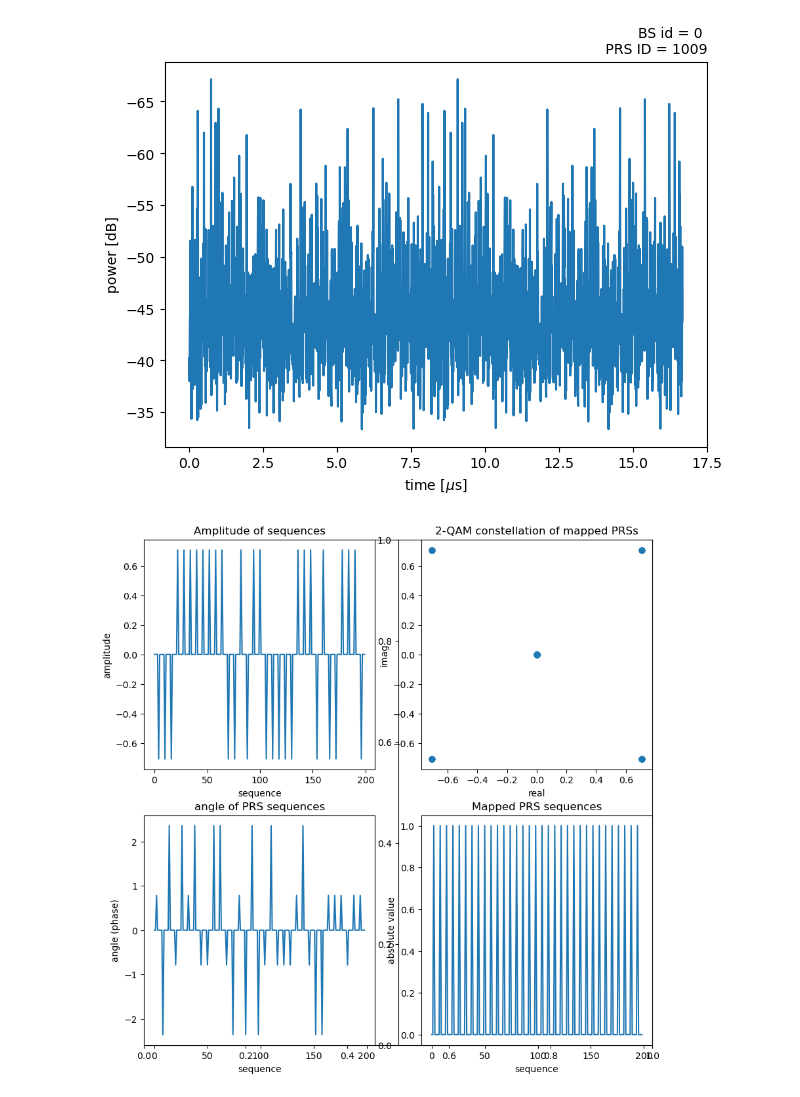
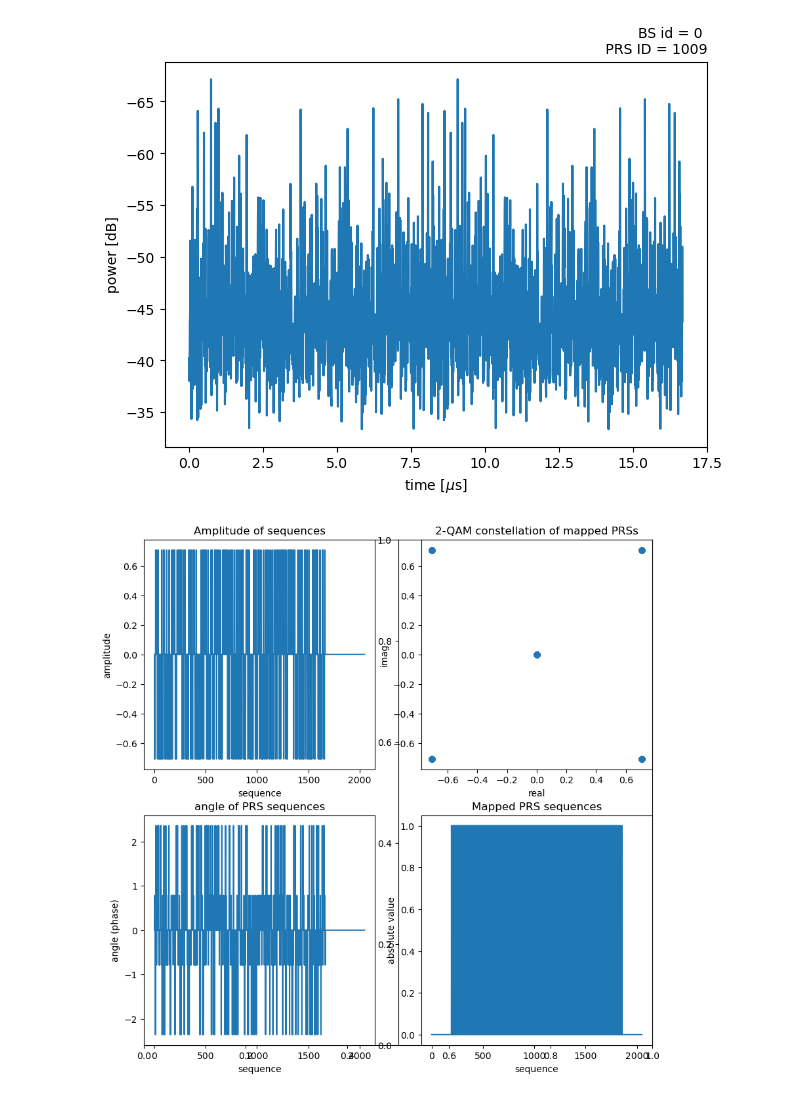
Before and after one commit to hamedtea/thesis, a Jupyter notebook: PRS_maker.ipynb, the cells around one changed output. Saved outputs shown, nothing was run; the diff lists cells and outputs as text; code cells hidden in the pictures.

Commit message:
PRS modified for three BW

```diff
--- a/PRS_maker.ipynb
+++ b/PRS_maker.ipynb
@@ -145,20 +151,19 @@ the shape of PNS is (5, 824, 18)
 # %%
+BW_id = 1 #PNS corresponding to a particular BW
 fig, (ax1,ax2,ax3) = plt.subplots(3, 1, figsize = (10,3))
-
-
 #c = ax.pcolor(a, edgecolors='k', linewidths=2, cmap='red')
-ax1.pcolormesh(PNS[np.newaxis, 0,0:100,0], edgecolors='black', cmap="Reds", linewidths=0.5)
+ax1.pcolormesh(PNS[BW_id][np.newaxis, 0,0:100,0], edgecolors='black', cmap="Reds", linewidths=0.5)
 #plt.pcolor(a, edgecolors='k', linewidths=2, cmap="Spectral",  )
 ax1.set_title('BS_id = 0')
 ax1.set_yticks((0,1))
 ax1.set_ylim(0.5)
 
-ax2.pcolormesh(PNS[np.newaxis, 0,0:100,1], edgecolors='black', cmap="Blues", linewidths=0.5)
+ax2.pcolormesh(PNS[BW_id][np.newaxis, 0,0:100,1], edgecolors='black', cmap="Blues", linewidths=0.5)
 ax2.set_title('BS_id = 1')
 ax2.set_yticks((0,1))
 ax2.set_ylim(0.5)
 
-ax3.pcolormesh(PNS[np.newaxis, 0,0:100,17], edgecolors='black', cmap="Greens", linewidths=0.5)
+ax3.pcolormesh(PNS[BW_id][np.newaxis, 0,0:100,17], edgecolors='black', cmap="Greens", linewidths=0.5)
 ax3.set_title('BS_id = 17')
 ax3.set_yticks((0,1))
 ax3.set_ylim(0.5)
@@ -170,13 +175,18 @@ plt.show()
 [figure]
 # %%
  #k_PRS_offset = mod(n_PRS_ID, K_PRS_comb) --- Frequency shift
-N = 2048
+N = 2048 #nFFT is fixed inside selected BW
 beta_PRS = 1
 
 
 #PRS should be a single-column vector of frequency coefficients for 3276 subcarriers. 100MHz -> 273 RB x 12 = 3276 SC;
-PRS_sequence_mapped = PRSSequence_5g(NPRB, MaxNDRB, lstart, l, N, n_s_f, n_PRS_ID, K_PRS_comb, beta_PRS, PNS)
-print(f'the shape of PRS is {PRS_sequence_mapped.shape}')
+PRS = []
+for ind, n in enumerate(NPRB):
+    PRS_sequence_mapped = PRSSequence_5g(n, MaxNDRB, lstart, l, N, n_s_f, n_PRS_ID, K_PRS_comb, beta_PRS, PNS[ind])
+    print(f'the shape of PRS is {PRS_sequence_mapped.shape}')
+    PRS.append(PRS_sequence_mapped)
+
+print(f'PRS is repeated for BW {[NPRB*60*12/1000 for NPRB in NPRB]}MHz\nFinal PRS file length is {len(PRS)}')
 #%store PRS_sequence_mapped
 # %% [output]
 the shape of PRS is (2048, 14, 18)
@@ -309,10 +317,14 @@ def addCP(OFDM, CP, nFFT):
 # %%
 nFFT = 2048
-CP = 208
-OFDM_withCP = np.empty((nFFT,PRS_sequence_mapped.shape[1],PRS_sequence_mapped.shape[2]), dtype=complex)
-for i in np.arange(PRS_sequence_mapped.shape[1]):
-    for j in np.arange(PRS_sequence_mapped.shape[2]):
-        OFDM_withCP[:,i,j] = addCP(PRS_sequence_mapped[:,2,1], CP, nFFT)
+CP = [(2048 - 12*NPRB) for NPRB in NPRB] #cyclic prefix values for each BW
+P_C_temp = np.empty((nFFT, PRS[BW_id].shape[1], PRS[BW_id].shape[2]), dtype=complex)
+PRS_CP = []
+for ind, c in enumerate(CP):
+    for i in np.arange(PRS[BW_id].shape[1]):
+        for j in np.arange(PRS[BW_id].shape[2]):
+            P_C_temp[:,i,j] = addCP(PRS[ind][:,i,j], c, nFFT)
+            PRS_CP.append(P_C_temp)
 
-print ("OFDM with CP shape is: ", OFDM_withCP.shape)
+print ("PRS with CP shape is: ", P_C_temp.shape)
+print ("Final PRS for three selected BW is a list with the length of: ", len(PRS_CP))
 # %% [output]
@@ -341,32 +354,32 @@ Text(1.0, 1.0, 'BS id = 0 \n PRS ID = 1009')
 # %%
 #plt.plot(f,abs(h),'--b')
 fig, ax = plt.subplots(figsize=(10,10))
 fig.add_subplot(2,2,1)
-plt.plot(PRS_sequence_mapped[200:400,2,0].real)
+plt.plot(PRS[BW_id][:,2,0].real)
 plt.xlabel('sequence')
 plt.ylabel('amplitude')
 plt.title(f'Amplitude of sequences')
 fig.add_subplot(2,2,2)
-plt.plot(PRS_sequence_mapped[200:400,3,0].real, PRS_sequence_mapped[200:400,3,0].imag, 'o')
+plt.plot(PRS[BW_id][:,3,0].real, PRS[BW_id][:,3,0].imag, 'o')
 plt.xlabel('real')
 plt.ylabel('imag')
 plt.title(f'2-QAM constellation of mapped PRSs')
 ax.spines['left'].set_position('center')
 fig.add_subplot(2,2,3)
-plt.plot(np.angle(PRS_sequence_mapped[1:200,3,0]))
+plt.plot(np.angle(PRS[BW_id][:,3,0]))
 plt.xlabel('sequence')
 plt.ylabel('angle (phase)')
 plt.title(f'angle of PRS sequences')
 fig.add_subplot(2,2,4)
-plt.plot(abs(PRS_sequence_mapped[1:200,3,0]))
+plt.plot(abs(OFDM_withCP[:,3,0]))
 plt.xlabel('sequence')
 plt.ylabel('absolute value')
 plt.title(f'Mapped PRS sequences')
 plt.show()
 
 #fig.add_subplot(2,2,1)
 #sp_los = np.fft.fft(y_LOS, nFFT)
 #plt.plot(f1/1e6, 20 * np.log10(np.abs(h1)), 'b')
 #plt.plot(abs(PRS_sequence_mapped))
 # %% [output]
-[figure, old version]
+[figure, new version]
```
Also changed, not shown: parts of 15 cells of this notebook, 1 other file.
